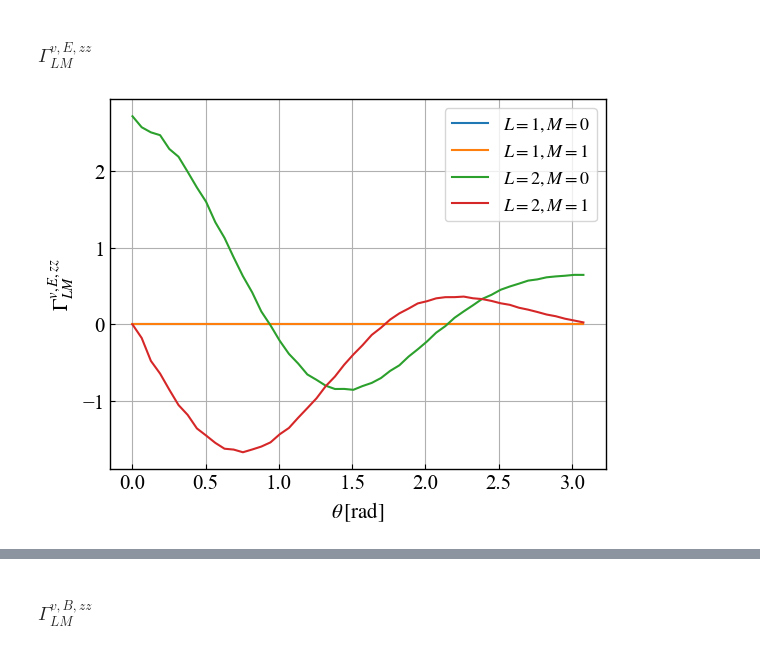
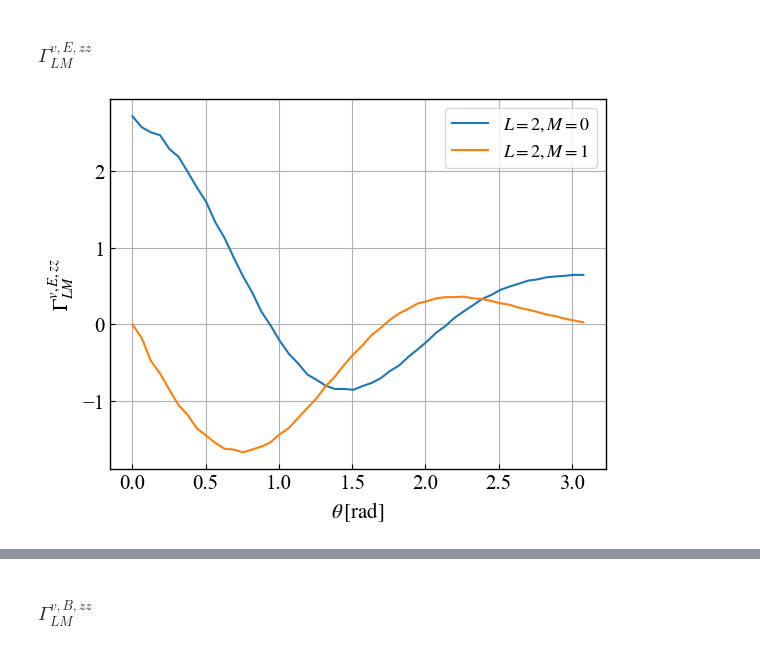
Before and after one commit to KeisukeInomata0/pyORFs, a Jupyter notebook: auto_pta.ipynb, the cells around one changed output, grey strips where cells are left out. Saved outputs shown, nothing was run; the diff lists cells and outputs as text; code cells hidden in the pictures.

```diff
--- a/auto_pta.ipynb
+++ b/auto_pta.ipynb
@@ -438,15 +189,13 @@ gamE_v11 = f.Gamma_E_zz_v(1,1,x,lmax2)
 gamE_v20 = f.Gamma_E_zz_v(2,0,x,lmax2)
 gamE_v21 = f.Gamma_E_zz_v(2,1,x,lmax2)
 # %%
-plt.plot(x,gamE_v10,label="$L=1,M=0$")
-plt.plot(x,gamE_v11,label="$L=1,M=1$")
 plt.plot(x,gamE_v20,label="$L=2,M=0$")
 plt.plot(x,gamE_v21,label="$L=2,M=1$")
 
 plt.xlabel("$\\theta\,[\mathrm{rad}]$")
 plt.ylabel("$\Gamma^{v,E,zz}_{LM}$")
 plt.legend(loc='upper right',fontsize = 13)
 
 plt.show()
 # %% [output]
-[figure, old version]
+[figure, new version]
```
Also changed, not shown: parts of 45 cells of this notebook, 2 other files.
